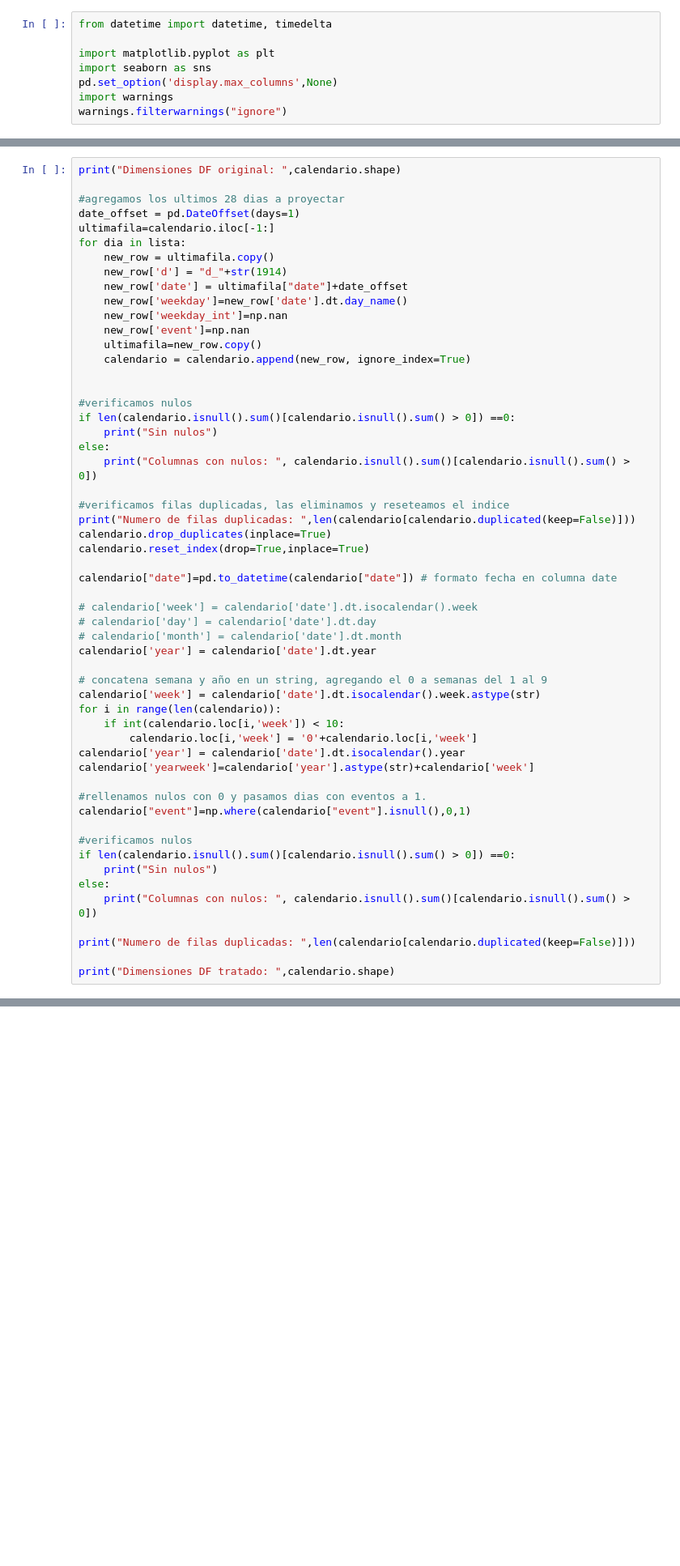
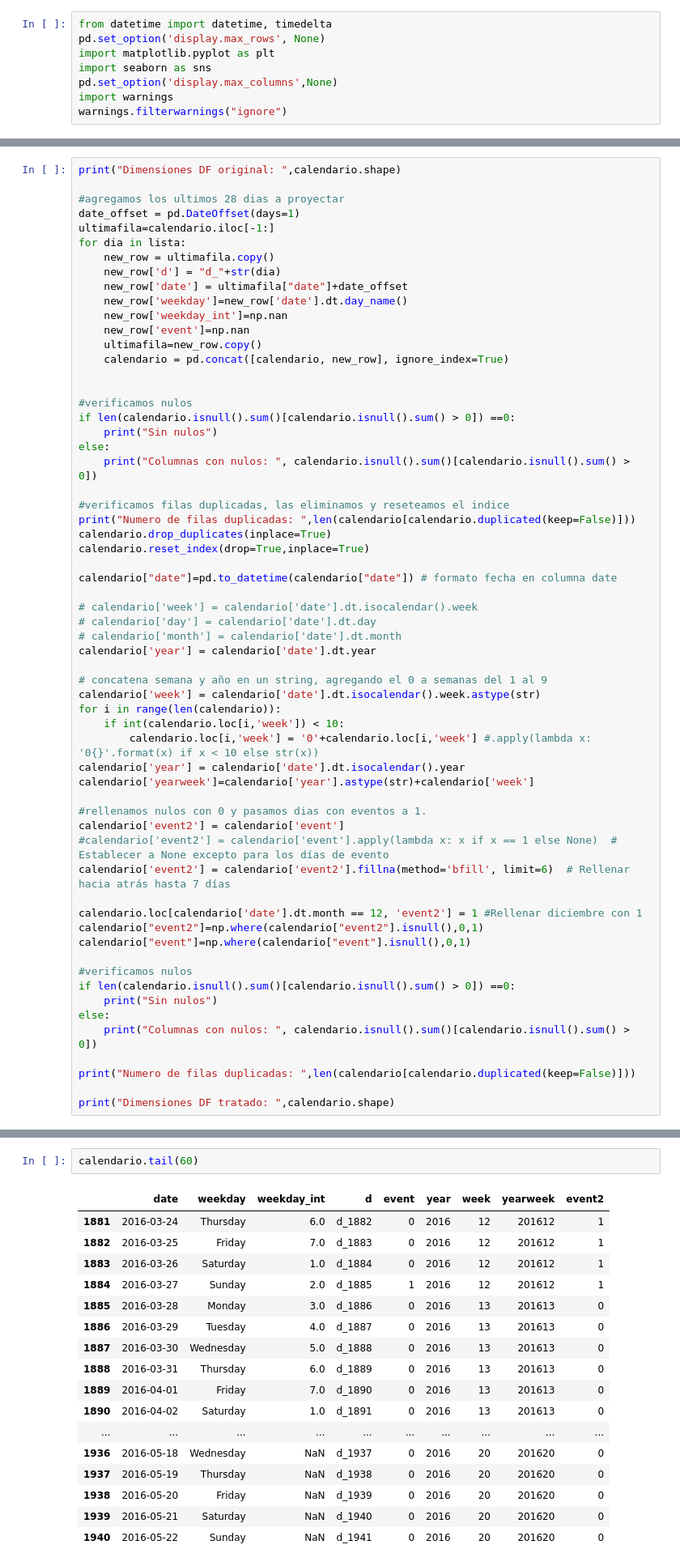
Before and after one commit to rsteelh/capstone-project-r2, a Jupyter notebook: tablafinal.ipynb, the cells around one changed output, grey strips where cells are left out. Shown at 81% size. Drawn from its saved outputs; the diff is of its cells as text; blank space fills up the shorter version.

```diff
--- a/tablafinal.ipynb
+++ b/tablafinal.ipynb
@@ -5,7 +5,7 @@ import pandas as pd
 import numpy as np
 # %%
 from datetime import datetime, timedelta
-
+pd.set_option('display.max_rows', None)
 import matplotlib.pyplot as plt
 import seaborn as sns
 pd.set_option('display.max_columns',None)
@@ -146,13 +201,13 @@ date_offset = pd.DateOffset(days=1)
 ultimafila=calendario.iloc[-1:]
 for dia in lista:
     new_row = ultimafila.copy()
-    new_row['d'] = "d_"+str(1914)
+    new_row['d'] = "d_"+str(dia)
     new_row['date'] = ultimafila["date"]+date_offset
     new_row['weekday']=new_row['date'].dt.day_name()
     new_row['weekday_int']=np.nan
     new_row['event']=np.nan
     ultimafila=new_row.copy()
-    calendario = calendario.append(new_row, ignore_index=True)
+    calendario = pd.concat([calendario, new_row], ignore_index=True)
 
 
 #verificamos nulos
@@ -177,11 +232,17 @@ calendario['year'] = calendario['date'].dt.year
 calendario['week'] = calendario['date'].dt.isocalendar().week.astype(str)
 for i in range(len(calendario)):
     if int(calendario.loc[i,'week']) < 10:
-        calendario.loc[i,'week'] = '0'+calendario.loc[i,'week']
+        calendario.loc[i,'week'] = '0'+calendario.loc[i,'week'] #.apply(lambda x: '0{}'.format(x) if x < 10 else str(x))
 calendario['year'] = calendario['date'].dt.isocalendar().year
 calendario['yearweek']=calendario['year'].astype(str)+calendario['week']
 
 #rellenamos nulos con 0 y pasamos dias con eventos a 1.
+calendario['event2'] = calendario['event']
+#calendario['event2'] = calendario['event'].apply(lambda x: x if x == 1 else None)  # Establecer a None excepto para los días de evento
+calendario['event2'] = calendario['event2'].fillna(method='bfill', limit=6)  # Rellenar hacia atrás hasta 7 días
+
+calendario.loc[calendario['date'].dt.month == 12, 'event2'] = 1 #Rellenar diciembre con 1
+calendario["event2"]=np.where(calendario["event2"].isnull(),0,1)
 calendario["event"]=np.where(calendario["event"].isnull(),0,1)
 
 #verificamos nulos
@@ -232,0 +306,20 @@ calendario.head()
+# %%
+calendario.tail(60)
+# %% [output]
+|  | date | weekday | weekday_int | d | event | year | week | yearweek | event2 |
+| 1881 | 2016-03-24 | Thursday | 6.0 | d_1882 | 0 | 2016 | 12 | 201612 | 1 |
+| 1882 | 2016-03-25 | Friday | 7.0 | d_1883 | 0 | 2016 | 12 | 201612 | 1 |
+| 1883 | 2016-03-26 | Saturday | 1.0 | d_1884 | 0 | 2016 | 12 | 201612 | 1 |
+| 1884 | 2016-03-27 | Sunday | 2.0 | d_1885 | 1 | 2016 | 12 | 201612 | 1 |
+| 1885 | 2016-03-28 | Monday | 3.0 | d_1886 | 0 | 2016 | 13 | 201613 | 0 |
+| 1886 | 2016-03-29 | Tuesday | 4.0 | d_1887 | 0 | 2016 | 13 | 201613 | 0 |
+| 1887 | 2016-03-30 | Wednesday | 5.0 | d_1888 | 0 | 2016 | 13 | 201613 | 0 |
+| 1888 | 2016-03-31 | Thursday | 6.0 | d_1889 | 0 | 2016 | 13 | 201613 | 0 |
+| 1889 | 2016-04-01 | Friday | 7.0 | d_1890 | 0 | 2016 | 13 | 201613 | 0 |
+| 1890 | 2016-04-02 | Saturday | 1.0 | d_1891 | 0 | 2016 | 13 | 201613 | 0 |
+| ... | ... | ... | ... | ... | ... | ... | ... | ... | ... |
+| 1936 | 2016-05-18 | Wednesday | NaN | d_1937 | 0 | 2016 | 20 | 201620 | 0 |
+| 1937 | 2016-05-19 | Thursday | NaN | d_1938 | 0 | 2016 | 20 | 201620 | 0 |
+| 1938 | 2016-05-20 | Friday | NaN | d_1939 | 0 | 2016 | 20 | 201620 | 0 |
+| 1939 | 2016-05-21 | Saturday | NaN | d_1940 | 0 | 2016 | 20 | 201620 | 0 |
+| 1940 | 2016-05-22 | Sunday | NaN | d_1941 | 0 | 2016 | 20 | 201620 | 0 |
```
Also changed, not shown: parts of 51 cells of this notebook, 5 other files.
